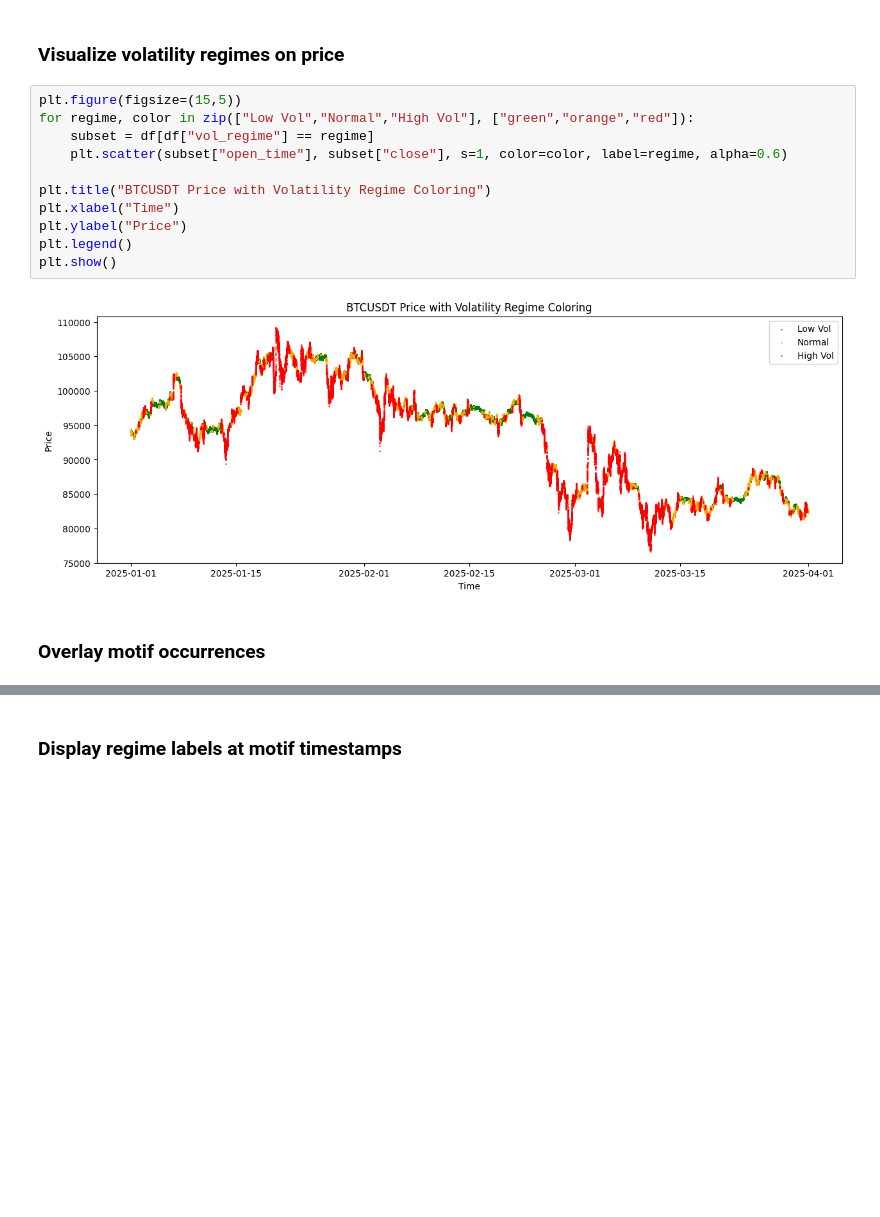
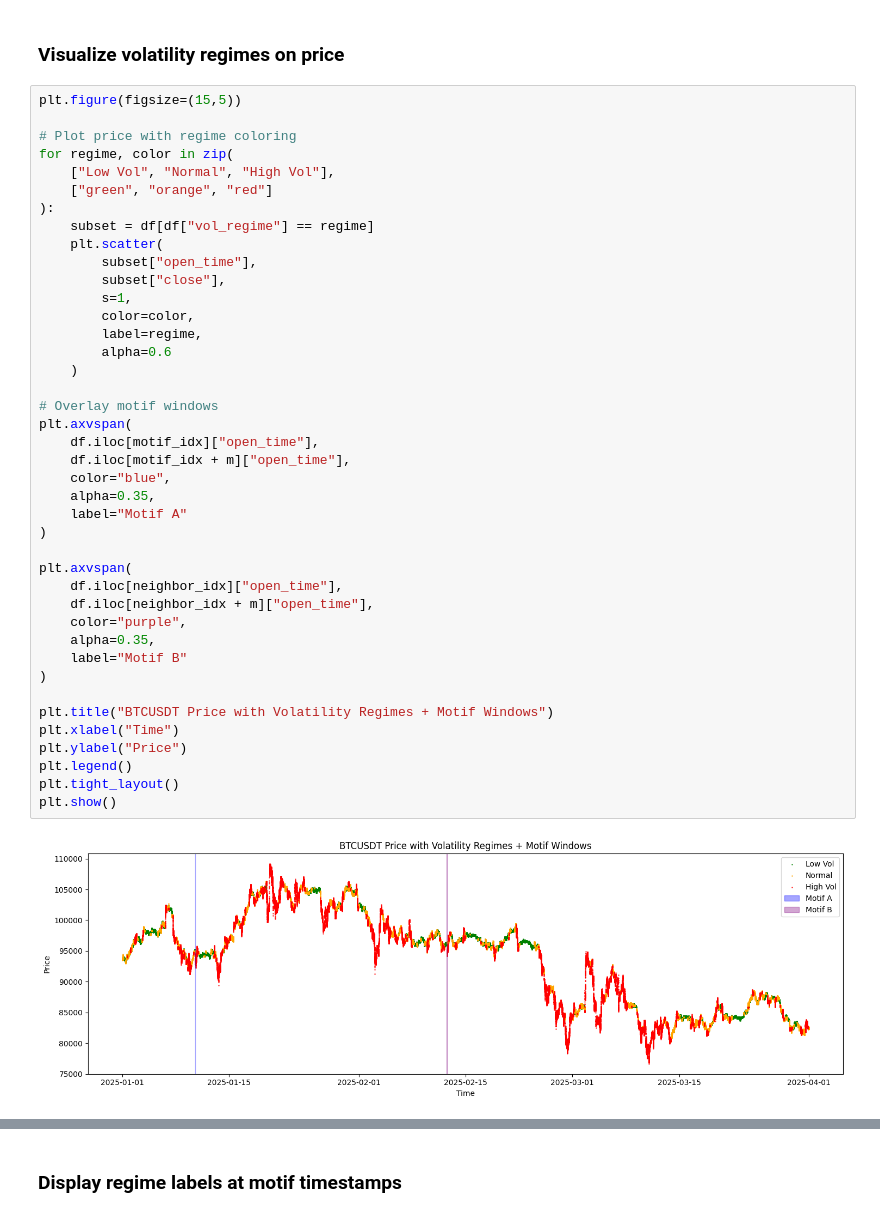
Before and after one commit to theakshaybande/crypto-motif-discovery, a Jupyter notebook: notebooks/03_volatility_regimes.ipynb, the cells around one changed output, grey strips where cells are left out. Cells and saved outputs as stored; diff of their text form; blank space fills up the shorter version.

```diff
--- a/notebooks/03_volatility_regimes.ipynb
+++ b/notebooks/03_volatility_regimes.ipynb
@@ -54,17 +54,45 @@ df["vol_regime"] = df["rolling_vol_60"].apply(classify_regime)
 ### Visualize volatility regimes on price
 # %%
 plt.figure(figsize=(15,5))
-for regime, color in zip(["Low Vol","Normal","High Vol"], ["green","orange","red"]):
+
+# Plot price with regime coloring
+for regime, color in zip(
+    ["Low Vol", "Normal", "High Vol"],
+    ["green", "orange", "red"]
+):
     subset = df[df["vol_regime"] == regime]
-    plt.scatter(subset["open_time"], subset["close"], s=1, color=color, label=regime, alpha=0.6)
+    plt.scatter(
+        subset["open_time"],
+        subset["close"],
+        s=1,
+        color=color,
+        label=regime,
+        alpha=0.6
+    )
 
-plt.title("BTCUSDT Price with Volatility Regime Coloring")
+# Overlay motif windows
+plt.axvspan(
+    df.iloc[motif_idx]["open_time"],
+    df.iloc[motif_idx + m]["open_time"],
+    color="blue",
+    alpha=0.35,
+    label="Motif A"
+)
+
+plt.axvspan(
+    df.iloc[neighbor_idx]["open_time"],
+    df.iloc[neighbor_idx + m]["open_time"],
+    color="purple",
+    alpha=0.35,
+    label="Motif B"
+)
+
+plt.title("BTCUSDT Price with Volatility Regimes + Motif Windows")
 plt.xlabel("Time")
 plt.ylabel("Price")
 plt.legend()
+plt.tight_layout()
 plt.show()
 # %% [output]
-[figure, old version]
+[figure, new version]
-# %% [markdown]
-### Overlay motif occurrences
 # %%
```
Also changed, not shown: parts of 23 cells of this notebook.
